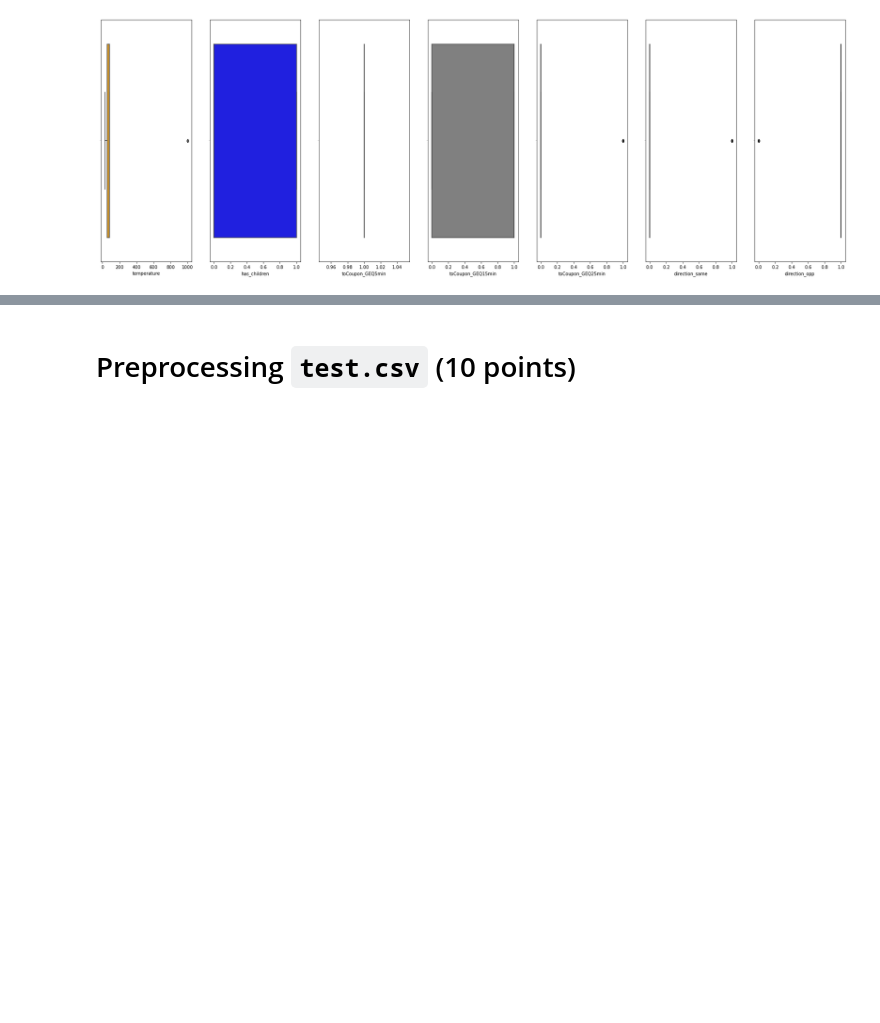
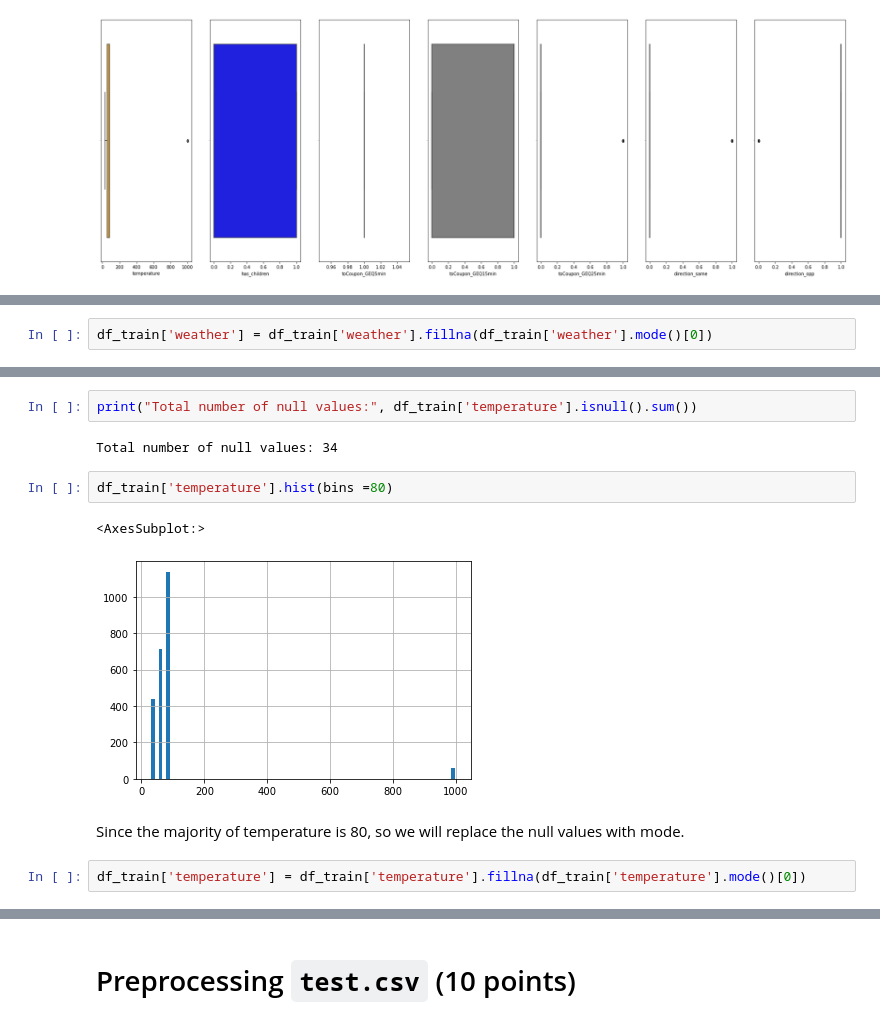
Before and after one commit to ddahiya16/Machine-Learning, a Jupyter notebook: Exam - Summer 2021.ipynb, the cells around one changed output, grey strips where cells are left out. Saved outputs shown, nothing was run; the diff lists cells and outputs as text; blank space fills up the shorter version.

```diff
--- a/Exam - Summer 2021.ipynb
+++ b/Exam - Summer 2021.ipynb
@@ -208,0 +260,2 @@ plt.show()
+# %%
+df_train['weather'] = df_train['weather'].fillna(df_train['weather'].mode()[0])
@@ -208,0 +275,13 @@ plt.show()
+# %%
+print("Total number of null values:", df_train['temperature'].isnull().sum())
+# %% [output]
+Total number of null values: 34
+# %%
+df_train['temperature'].hist(bins =80)
+# %% [output]
+<AxesSubplot:>
+[figure, added]
+# %% [markdown]
+Since the majority of temperature is 80, so we will replace the null values with mode.
+# %%
+df_train['temperature'] = df_train['temperature'].fillna(df_train['temperature'].mode()[0])
```
Also changed, not shown: parts of 18 cells of this notebook.
